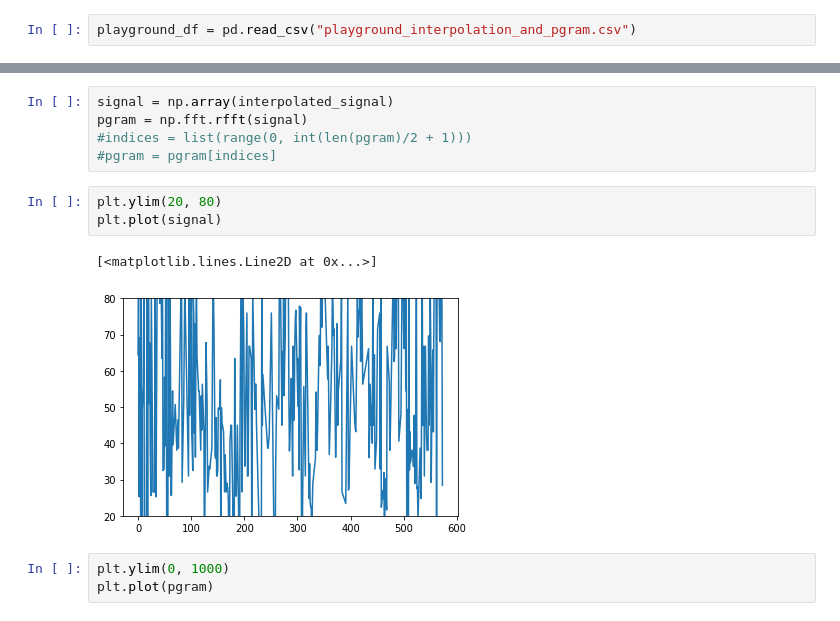
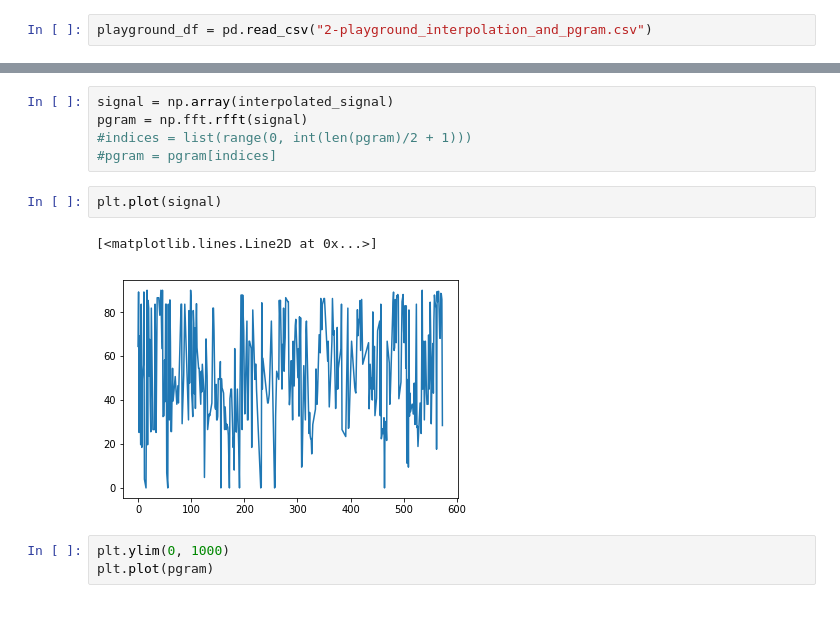
Before and after one commit to SreehariRamMohan/Sit-to-stand-Test, a Jupyter notebook: iOS Custom Peak Detection.ipynb, the cells around one changed output, grey strips where cells are left out. Saved outputs shown, nothing was run; the diff lists cells and outputs as text.

Commit message:
playground fixed

```diff
--- a/iOS Custom Peak Detection.ipynb
+++ b/iOS Custom Peak Detection.ipynb
@@ -198,7 +198,7 @@ print(len(pgram_df))
 # %% [output]
 144
 # %%
-playground_df = pd.read_csv("playground_interpolation_and_pgram.csv")
+playground_df = pd.read_csv("2-playground_interpolation_and_pgram.csv")
 # %%
 playground_df.head()
 # %% [output]
@@ -224,11 +224,10 @@ pgram = np.fft.rfft(signal)
 #indices = list(range(0, int(len(pgram)/2 + 1)))
 #pgram = pgram[indices]
 # %%
-plt.ylim(20, 80)
 plt.plot(signal)
 # %% [output]
 [<matplotlib.lines.Line2D at 0x...>]
-[figure, old version]
+[figure, new version]
 # %%
 plt.ylim(0, 1000)
 plt.plot(pgram)
```
Also changed, not shown: parts of 2 cells of this notebook, 4 other files.
